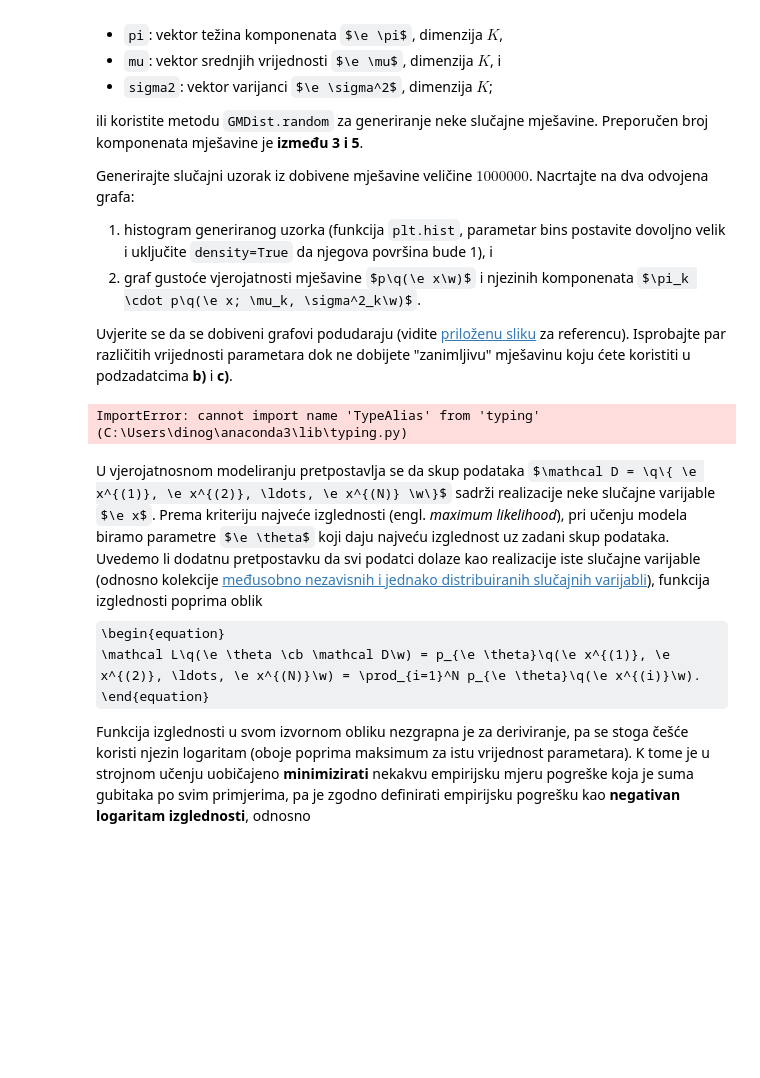
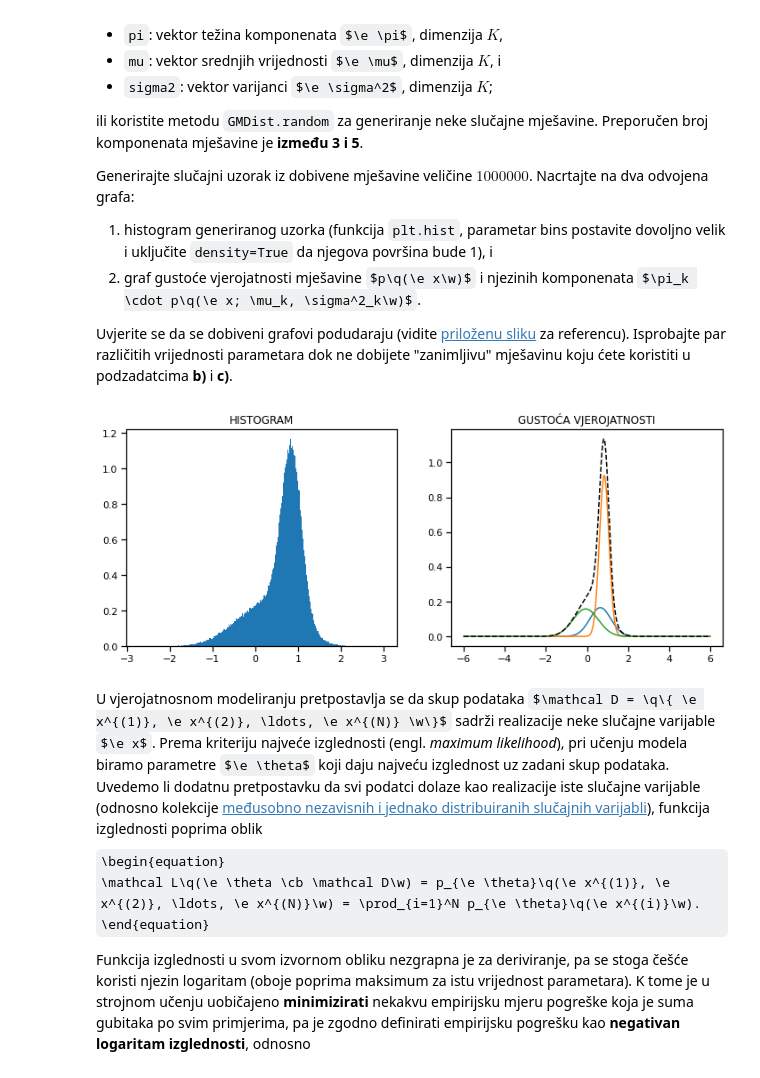
Before and after one commit to dinogrgic1/fer-deep-learning-2-labs, a Jupyter notebook: lab1/lab_1.ipynb, the cells around one changed output. Saved outputs shown, nothing was run; the diff lists cells and outputs as text; code cells hidden in the pictures; some formulas as TeX source; blank space fills up the shorter version.

```diff
--- a/lab1/lab_1.ipynb
+++ b/lab1/lab_1.ipynb
@@ -97,23 +100,27 @@ Isprobajte par različitih vrijednosti parametara dok ne dobijete "zanimljivu" m
 # %%
 from dists import GMDist
 
-K = ...
+K = 3
 L = 1000000
 
-dist = ...
+dist = GMDist.random(K)
 data = dist.sample(L)
 
 with plot_context(figsize=(12, 4.5), show=True):
     with plot_context(subplot=(1, 2, 1), title="HISTOGRAM"):
-        plt.hist  # histogram
+        plt.hist(data, density=True, bins=1000)  # histogram
 
     with plot_context(subplot=(1, 2, 2), title="GUSTOĆA VJEROJATNOSTI"):
+        whole = 0
         for i in range(K):
-            plt.plot  # komponente, pomnožene pripadajućim težinama
+            values = dist.pi[i] * dist.p_xz(np.arange(-6, 6, 0.001), i)
+            plt.plot(np.arange(-6, 6, 0.001), values)  # komponente, pomnožene pripadajućim težinama
+            whole = np.add(whole, values)
 
-        plt.plot  # cijela mješavina
+        # cijela mješavina
+        plt.plot(np.arange(-6, 6, 0.001), whole, '--', c='black')  # komponente, pomnožene pripadajućim težinama
 # %% [output]
-ImportError: cannot import name 'TypeAlias' from 'typing' (C:\Users\dinog\anaconda3\lib\typing.py)
+[figure, added]
 # %% [markdown]
 U vjerojatnosnom modeliranju pretpostavlja se da skup podataka $\mathcal D = \q\{ \e x^{(1)}, \e x^{(2)}, \ldots, \e x^{(N)} \w\}$ sadrži realizacije neke slučajne varijable $\e x$.
 Prema kriteriju najveće izglednosti (engl. <i>maximum likelihood</i>), pri učenju modela biramo parametre $\e \theta$ koji daju najveću izglednost uz zadani skup podataka.
```
Also changed, not shown: parts of 6 cells of this notebook, 9 other files.
